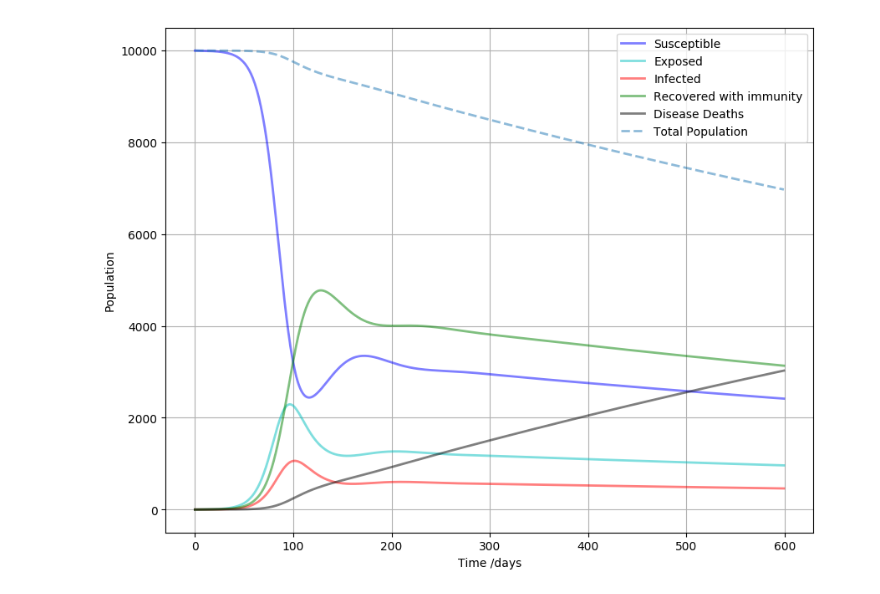
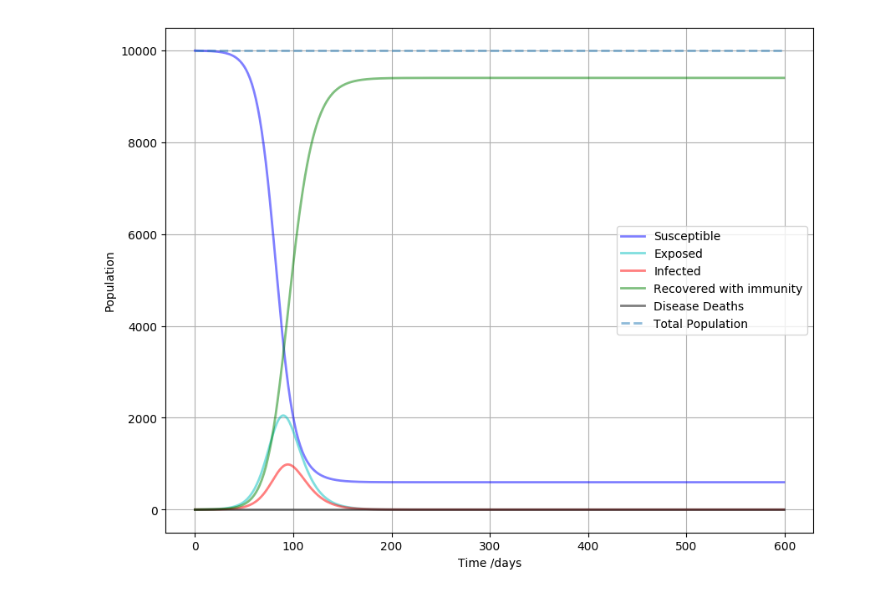
Before and after one commit to Queens-Physics/quaboom, a Jupyter notebook: SIR_models/Noah_SIR.ipynb, the cells around one changed output. Saved outputs shown, nothing was run; the diff lists cells and outputs as text; code cells hidden in the pictures.

```diff
--- a/SIR_models/Noah_SIR.ipynb
+++ b/SIR_models/Noah_SIR.ipynb
@@ -17,9 +17,9 @@ S0 = N - I0 - R0 - E0 - D0
 # Disease Parameters
 recovery_period = 5
 reproduction_rate = 3
-disease_death_rate = 0.01
+disease_death_rate = 0.0
 E2I_rate = 0.1                    # Exposed to Infected rate
-R2S_rate = 0.03                   # Recovered to Suscept rate
+R2S_rate = 0.00                   # Recovered to Suscept rate
 
 gamma = 1./recovery_period        # Represents rate of recovery
 beta = gamma * reproduction_rate  # Represents how often a susep-infect contact spreads disease
@@ -62,31 +62,31 @@ def basicSEIRD(y, t, birth_rate, nat_death_rate, beta, gamma,
 
 # Initial conditions vector
 y0 = S0, E0, I0, R0, D0
 
 # Integrate the equations over the timeline, t.
 args = (birth_rate, death_rate, beta, gamma, E2I_rate, R2S_rate, disease_death_rate)   # Parameters for solver
 solutions = odeint(basicSEIRD, y0, t, args=args)
 
 # Unpack solutions vector
 S, E, I, R, D = solutions.T
 
 # Total population vector
 N = [S[i]+E[i]+I[i]+R[i] for i in range(days)]
 
 # Plot the data on three separate curves for S(t), I(t) and R(t)
 plt.figure(facecolor='w', figsize=(10,8), dpi=100)
 
 plt.plot(t, S, 'b', alpha=0.5, lw=2, label='Susceptible')
 plt.plot(t, E, 'c', alpha=0.5, lw=2, label='Exposed')
 plt.plot(t, I, 'r', alpha=0.5, lw=2, label='Infected')
 plt.plot(t, R, 'g', alpha=0.5, lw=2, label='Recovered with immunity')
 plt.plot(t, D, 'k', alpha=0.5, lw=2, label='Disease Deaths')
 plt.plot(t, N, '--', alpha=0.5, lw=2, label='Total Population')
 
 plt.xlabel('Time /days')
 plt.ylabel('Population')
 plt.grid()
 plt.legend()
 plt.show()
 # %% [output]
-[figure, old version]
+[figure, new version]
```
Also changed, not shown: 2 other files.
